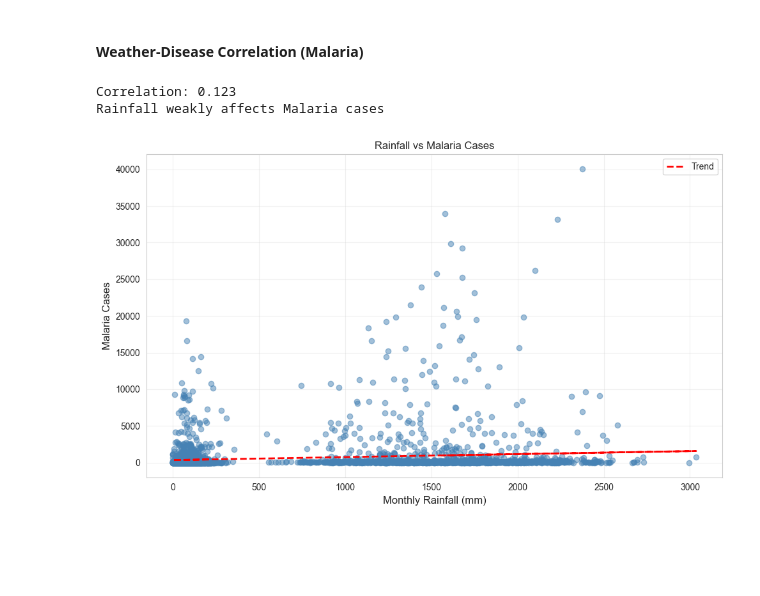
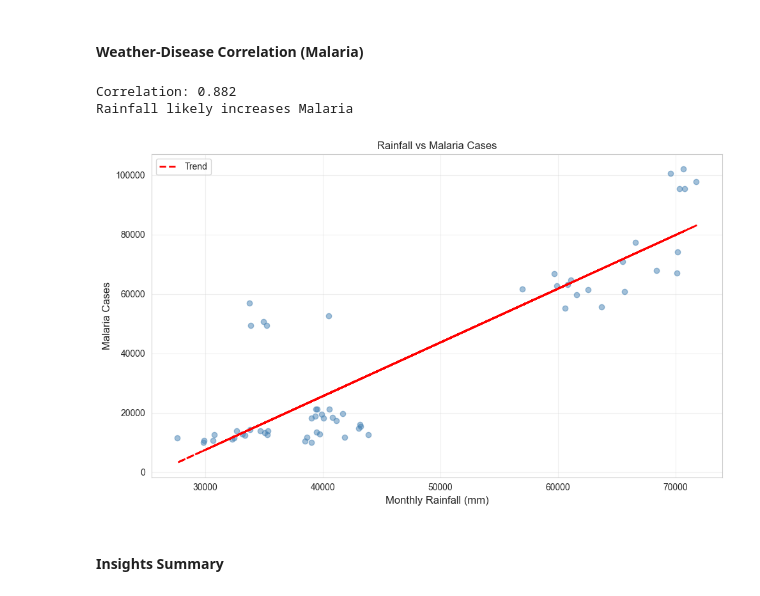
Before and after one commit to Don-Alvin/afrihealth-disease-surveillance, a Jupyter notebook: notebooks/01_exploratory_data_analysis.ipynb, the cells around one changed output. Saved outputs shown, nothing was run; the diff lists cells and outputs as text; code cells hidden in the pictures; blank space fills up the shorter version.

```diff
--- a/notebooks/01_exploratory_data_analysis.ipynb
+++ b/notebooks/01_exploratory_data_analysis.ipynb
@@ -210,39 +210,41 @@ plt.show()
 #### Weather-Disease Correlation (Malaria)
 # %%
 weather['year_month'] = weather['date'].dt.to_period('M')
-monthly_rainfall = weather.groupby(['geography_id', 'year_month'])['rainfall_mm'].sum().reset_index()
+monthly_rainfall = weather.groupby('year_month')['rainfall_mm'].sum().reset_index()
 
-monthly_malaria = reports[reports['disease'] == 'Malaria'].groupby(['geography_id', 'year_month'])['new_cases'].sum().reset_index()
+monthly_malaria = reports[reports['disease'] == 'Malaria'].groupby('year_month')['new_cases'].sum().reset_index()
 
-weather_disease = monthly_rainfall.merge(monthly_malaria, on=['geography_id', 'year_month'], how='inner')
+weather_disease = monthly_rainfall.merge(monthly_malaria, on=['year_month'], how='inner')
 weather_disease['year_month'] = weather_disease['year_month'].astype(str)
 
 correlation = weather_disease['rainfall_mm'].corr(weather_disease['new_cases'])
 
 print(f"Correlation: {correlation:.3f}")
 
 if correlation > 0.3:
     print('Rainfall likely increases Malaria')
 elif correlation > 0:
     print('Rainfall weakly affects Malaria cases')
 else:
     print('Rainfall has to effect on Malaria cases')
 
 # Visualization
 fig, ax = plt.subplots(figsize=(10, 6))
 ax.scatter(weather_disease['rainfall_mm'], weather_disease['new_cases'], alpha=0.5, color='steelblue')
 ax.set_xlabel('Monthly Rainfall (mm)', fontsize=12)
 ax.set_ylabel("Malaria Cases", fontsize=12)
 ax.set_title(f"Rainfall vs Malaria Cases")
 z = np.polyfit(weather_disease['rainfall_mm'], weather_disease['new_cases'], 1)
 p = np.poly1d(z)
 ax.plot(weather_disease['rainfall_mm'], p(weather_disease['rainfall_mm']), "r--", linewidth=2, label='Trend')
 ax.legend()
 ax.grid(True, alpha=0.3)
 plt.tight_layout()
 plt.savefig('../src/images/weather_malaria.png')
 plt.show()
 # %% [output]
-Correlation: 0.123
-Rainfall weakly affects Malaria cases
+Correlation: 0.882
+Rainfall likely increases Malaria
-[figure, old version]
+[figure, new version]
+# %% [markdown]
+#### Insights Summary
```
Also changed, not shown: parts of 8 cells of this notebook, 6 other files.
